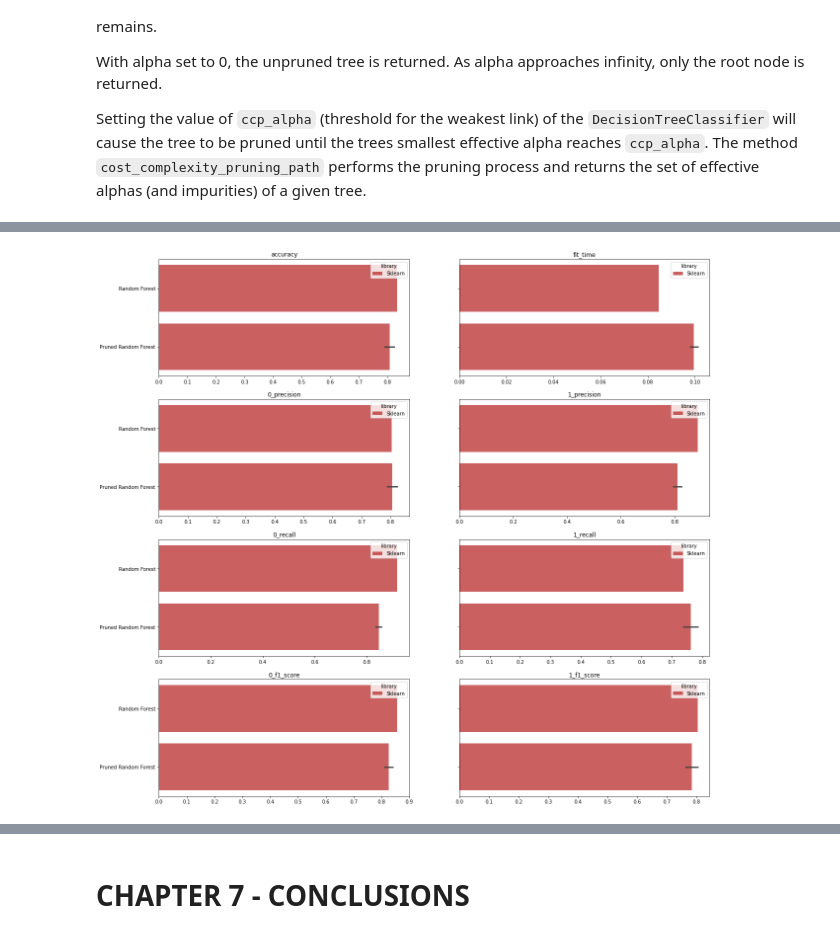
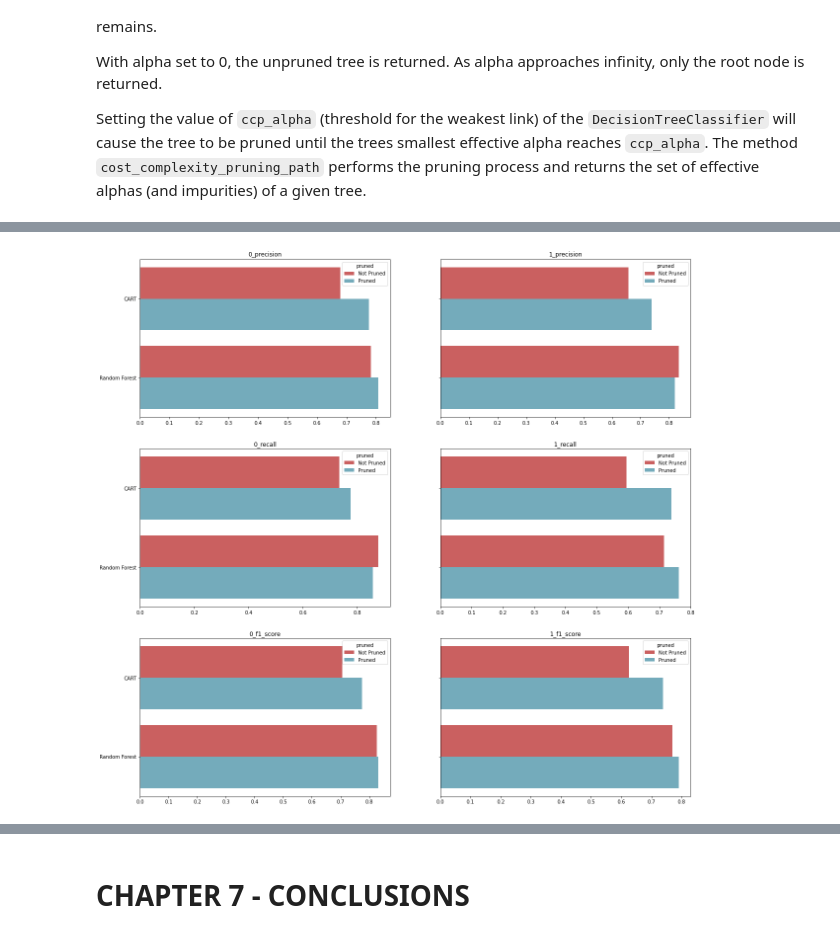
Before and after one commit to iberius96/Classification-task-for-heart-condition, a Jupyter notebook: main.ipynb, the cells around one changed output, grey strips where cells are left out. Saved outputs shown, nothing was run; the diff lists cells and outputs as text; code cells hidden in the pictures.

```diff
--- a/main.ipynb
+++ b/main.ipynb
@@ -428,3 +428,11 @@ df
 ### Another way, Target Encoding
 
 TODO
+# %%
+'''from category_encoders import TargetEncoder
+
+high_cardinality_cols = ['chest_pain', 'resting_ecg', 'st_slope', 'nr_major_vessels', 'thalassemia']
+encoder = TargetEncoder()
+
+for column in high_cardinality_cols:
+    df[column] = encoder.fit_transform(df[column], df['condition'])'''
@@ -1296,7 +1320,7 @@ Additionally, we will also print a confusion matrix that will visually show the
 
 The score for each model is added to a new dataframe `scoring_df`
 # %%
-scoring_df = pd.DataFrame(columns = ['library', 'algorithm', 'accuracy', 'fit_time', '0_precision', '0_recall', '0_f1_score', '0_support', '1_precision', '1_recall', '1_f1_score', '1_support', 'macro_avg_precision', 'macro_avg_recall', 'macro_avg_f1_score', 'macro_avg_support', 'weighted_avg_precision', 'weighted_avg_recall', 'weighted_avg_f1_score', 'weighted_avg_support'])
+scoring_df = pd.DataFrame(columns = ['library', 'algorithm', 'pruned', 'accuracy', 'fit_time', '0_precision', '0_recall', '0_f1_score', '0_support', '1_precision', '1_recall', '1_f1_score', '1_support', 'macro_avg_precision', 'macro_avg_recall', 'macro_avg_f1_score', 'macro_avg_support', 'weighted_avg_precision', 'weighted_avg_recall', 'weighted_avg_f1_score', 'weighted_avg_support'])
 
 def score_model(*,
                 model,
@@ -1305,7 +1329,9 @@ def score_model(*,
                 library_name,
                 algorithm_name,
                 fit_time,
-                verbose = True):
+                pruned = False,
+                verbose = True,
+                add_to_df = True):
     '''
     Calculates and (optionally) prints the model score (for training and testing set) in terms of:
         Accuracy
@@ -1334,7 +1360,7 @@ def score_model(*,
     y_predict = model.predict_proba(X)
     class_report = classification_report(y, np.around(y_predict[:, 1]), output_dict=True)
 
-    row = [library_name, algorithm_name, class_report.get('accuracy'), fit_time]
+    row = [library_name, algorithm_name, 'Pruned' if pruned else 'Not Pruned', class_report.get('accuracy'), fit_time]
 
     for i in ['0', '1', 'macro avg', 'weighted avg']:
         row += [class_report.get(i).get('precision'),
@@ -1342,7 +1368,8 @@ def score_model(*,
                 class_report.get(i).get('f1-score'),
                 class_report.get(i).get('support')]
 
-    scoring_df.loc[len(scoring_df)] = row
+    if add_to_df:
+        scoring_df.loc[len(scoring_df)] = row
 
     if(verbose):
         print("\n")
@@ -1580,12 +1604,12 @@ scoring_df
 # %%
-def plot_algorithm_comparison(scoring_df, plot_metrics, fig_x = 25, fig_y = 10):
+def plot_algorithm_comparison(scoring_df, plot_metrics, fig_x = 25, fig_y = 10, curr_hue='library'):
     fig, ax = plt.subplots(len(plot_metrics), len(plot_metrics[0]), figsize=(fig_x, fig_y), sharey=True)
 
     for row in range(len(plot_metrics)):
         for column in range(len(plot_metrics[0])):
             sns.barplot(y='algorithm',
                 x=plot_metrics[row][column],
-                hue='library',
+                hue=curr_hue,
                 alpha=.75,
                 palette=['#d11313', '#3697b5'],
                 data=scoring_df,
@@ -1749,10 +1753,10 @@ weighted avg       0.82      0.82      0.82        91
 # %%
-plot_algorithm_comparison(scoring_df[((scoring_df['algorithm'] == 'Random Forest') | (scoring_df['algorithm'] == 'Pruned Random Forest')) & (scoring_df['library'] == 'Sklearn')],
-                        [['accuracy', 'fit_time'],
-                          ['0_precision', '1_precision'],
+plot_algorithm_comparison(scoring_df[scoring_df['library'] == 'Sklearn'],
+                          [['0_precision', '1_precision'],
                           ['0_recall', '1_recall'],
                           ['0_f1_score', '1_f1_score']],
                           fig_x = 20,
-                          fig_y = 20)
+                          fig_y = 20,
+                          curr_hue='pruned')
 # %% [output]
-[figure, old version]
+[figure, new version]
```
Also changed, not shown: parts of 19 cells of this notebook, 4 other files.
